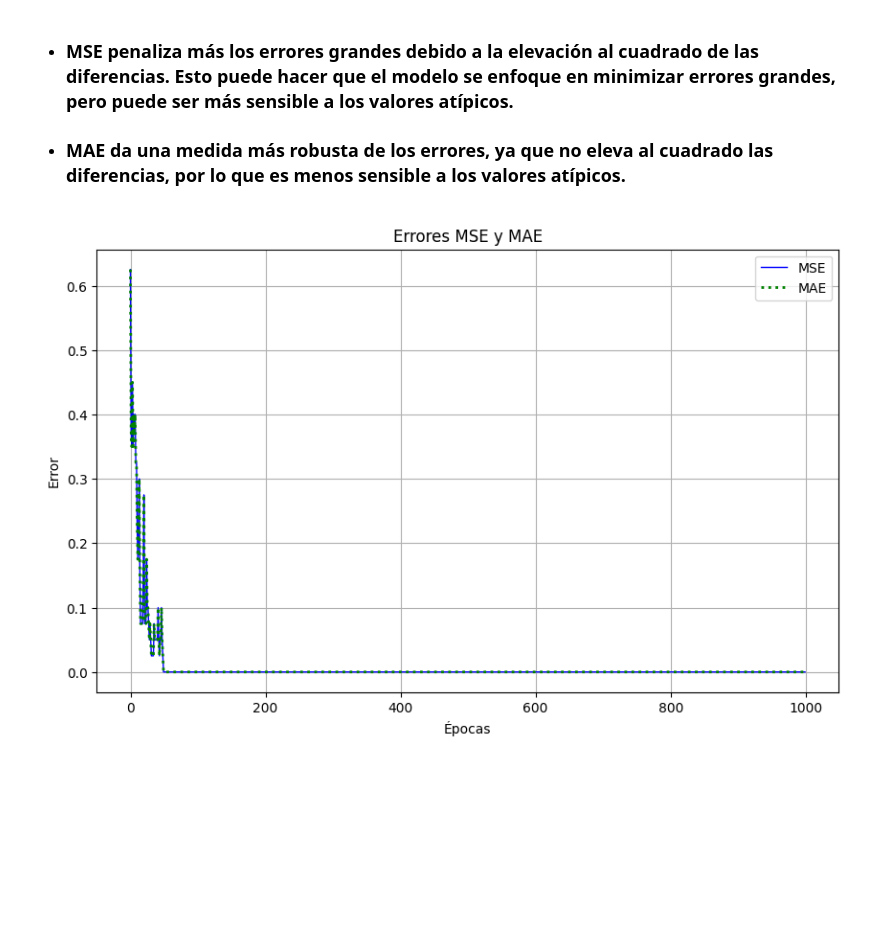
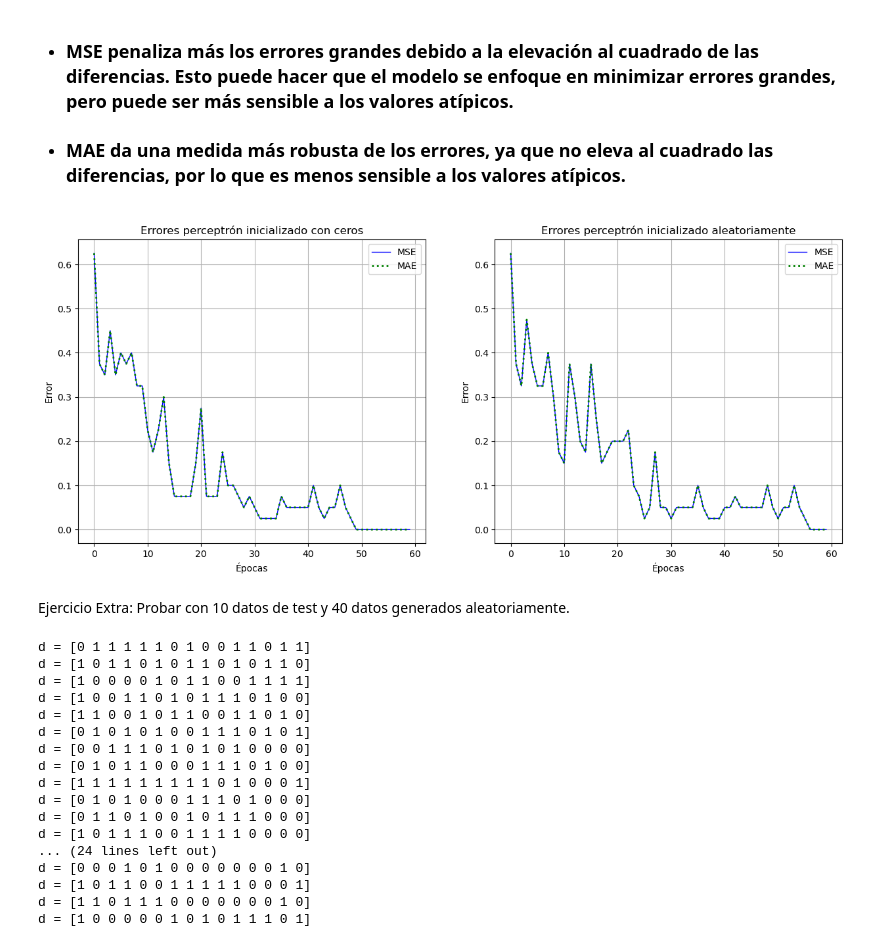
Before and after one commit to luisUACM/redes_neuronales, a Jupyter notebook: 04_perceptronTODO.ipynb, the cells around one changed output. Cells and saved outputs as stored; diff of their text form; code cells hidden in the pictures; blank space fills up the shorter version.

Commit message:
avances en test aleatorio

```diff
--- a/04_perceptronTODO.ipynb
+++ b/04_perceptronTODO.ipynb
@@ -112,11 +112,11 @@ class Perceptron:
         if w_zero_start:
             self.weights = np.zeros((output_dim, input_dim ))
         else:
-            self.weights = np.random.rand(input_dim)
+            self.weights = np.random.rand(output_dim, input_dim)
         if b_zero_start:
             self.bias = np.zeros(output_dim)
         else:
-            self.bias = np.random.rand()
+            self.bias = np.random.rand(output_dim)
 
     def step_function(self, x):
         return np.where(x >= 0, 1, 0)
@@ -159,18 +159,17 @@ class Perceptron:
 ### Ejemplo de uso para el entrenamiento  de la clase PerceptronTODO
 # %%
 # Crear y entrenar el perceptrón
-EPOCAS = 1000
+EPOCAS = 60
 
 #Dimensines de entrada
 dim_entrada = X.shape[1]
 dim_salida = T.shape[1]
-perceptron = Perceptron(input_dim=dim_entrada, output_dim=dim_salida, learning_rate=1, epochs=EPOCAS)
-
+perceptron_zero = Perceptron(input_dim=dim_entrada, output_dim=dim_salida, learning_rate=1, epochs=EPOCAS, w_zero_start=True, b_zero_start=True)
+perceptron_random = Perceptron(input_dim=dim_entrada, output_dim=dim_salida, learning_rate=1, epochs=EPOCAS, w_zero_start=False, b_zero_start=False)
 # Entrenar el modelo
 # Encuentra los valores óptimos para los parámetros (pesos y bias):  W y B
-perceptron.train(X, T)
-
-print(perceptron.predict(X[4]))
+perceptron_zero.train(X, T)
+perceptron_random.train(X, T)
 # %% [output]
 Epoca:  0
 Epoca:  1
@@ -289,14 +288,50 @@ $$
 
 - ### **MAE** da una medida más robusta de los errores, ya que no eleva al cuadrado las diferencias, por lo que es menos sensible a los valores atípicos.
 # %%
-plt.figure(figsize=(10, 6))
-plt.plot(np.arange(EPOCAS), perceptron.lista_mse, label='MSE', color='blue', linestyle='-', linewidth=1)
-plt.plot(np.arange(EPOCAS), perceptron.lista_mae, label='MAE', color='green', linestyle=':', linewidth=2)
-plt.title('Errores MSE y MAE')
+plt.figure(figsize=(15, 6))
+plt.subplot(1, 2, 1)
+plt.plot(np.arange(EPOCAS), perceptron_zero.lista_mse, label='MSE', color='blue', linestyle='-', linewidth=1)
+plt.plot(np.arange(EPOCAS), perceptron_zero.lista_mae, label='MAE', color='green', linestyle=':', linewidth=2)
+plt.title('Errores perceptrón inicializado con ceros')
+plt.xlabel('Épocas')
+plt.ylabel('Error')
+plt.legend()
+plt.grid(True)
+
+plt.subplot(1, 2, 2)
+plt.plot(np.arange(EPOCAS), perceptron_random.lista_mse, label='MSE', color='blue', linestyle='-', linewidth=1)
+plt.plot(np.arange(EPOCAS), perceptron_random.lista_mae, label='MAE', color='green', linestyle=':', linewidth=2)
+plt.title('Errores perceptrón inicializado aleatoriamente')
 plt.xlabel('Épocas')
 plt.ylabel('Error')
 plt.legend()
 plt.grid(True)
 plt.show()
 # %% [output]
-[figure, old version]
+[figure, new version]
+# %% [markdown]
+Ejercicio Extra: Probar con 10 datos de test y 40 datos generados aleatoriamente.
+# %%
+datos_test = np.random.randint(0, 2, (40,15))
+for d in datos_test:
+    if d in X:
+
+        print(f'd = {d}')
+# %% [output]
+d = [0 1 1 1 1 1 0 1 0 0 1 1 0 1 1]
+d = [1 0 1 1 0 1 0 1 1 0 1 0 1 1 0]
+d = [1 0 0 0 0 1 0 1 1 0 0 1 1 1 1]
+d = [1 0 0 1 1 0 1 0 1 1 1 0 1 0 0]
+d = [1 1 0 0 1 0 1 1 0 0 1 1 0 1 0]
+d = [0 1 0 1 0 1 0 0 1 1 1 0 1 0 1]
+d = [0 0 1 1 1 0 1 0 1 0 1 0 0 0 0]
+d = [0 1 0 1 1 0 0 0 1 1 1 0 1 0 0]
+d = [1 1 1 1 1 1 1 1 1 0 1 0 0 0 1]
+d = [0 1 0 1 0 0 0 1 1 1 0 1 0 0 0]
+d = [0 1 1 0 1 0 0 1 0 1 1 1 0 0 0]
+d = [1 0 1 1 1 0 0 1 1 1 1 0 0 0 0]
+... (24 lines left out)
+d = [0 0 0 1 0 1 0 0 0 0 0 0 0 1 0]
+d = [1 0 1 1 0 0 1 1 1 1 1 0 0 0 1]
+d = [1 1 0 1 1 1 0 0 0 0 0 0 0 1 0]
+d = [1 0 0 0 0 0 1 0 1 0 1 1 1 0 1]
```
Also changed, not shown: parts of 4 cells of this notebook.
